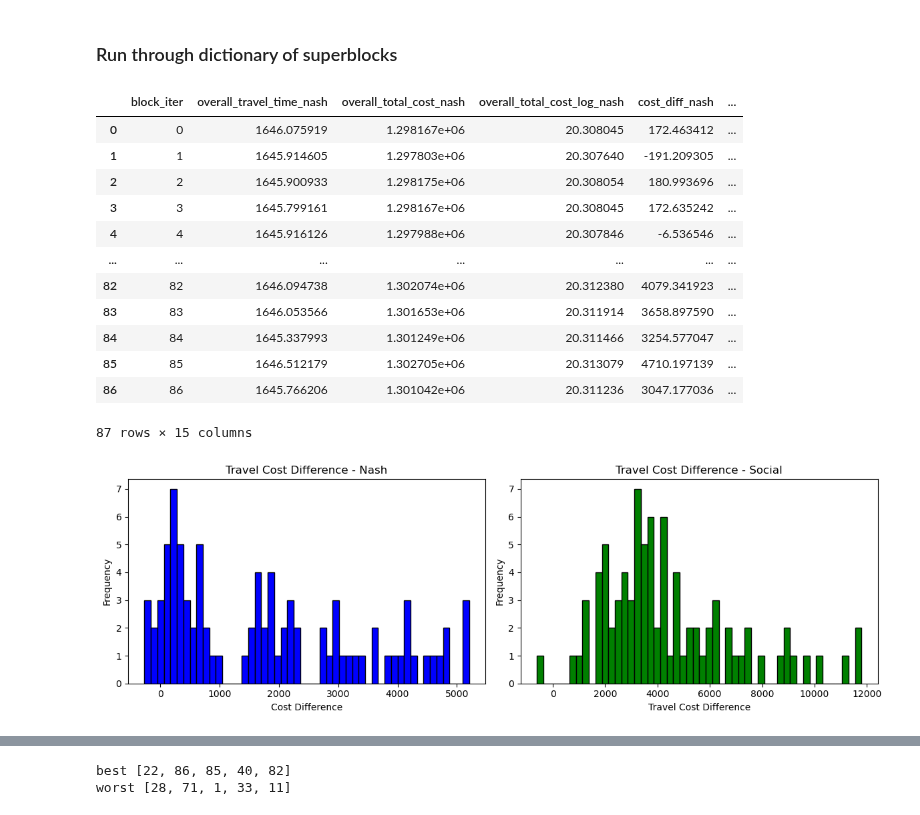
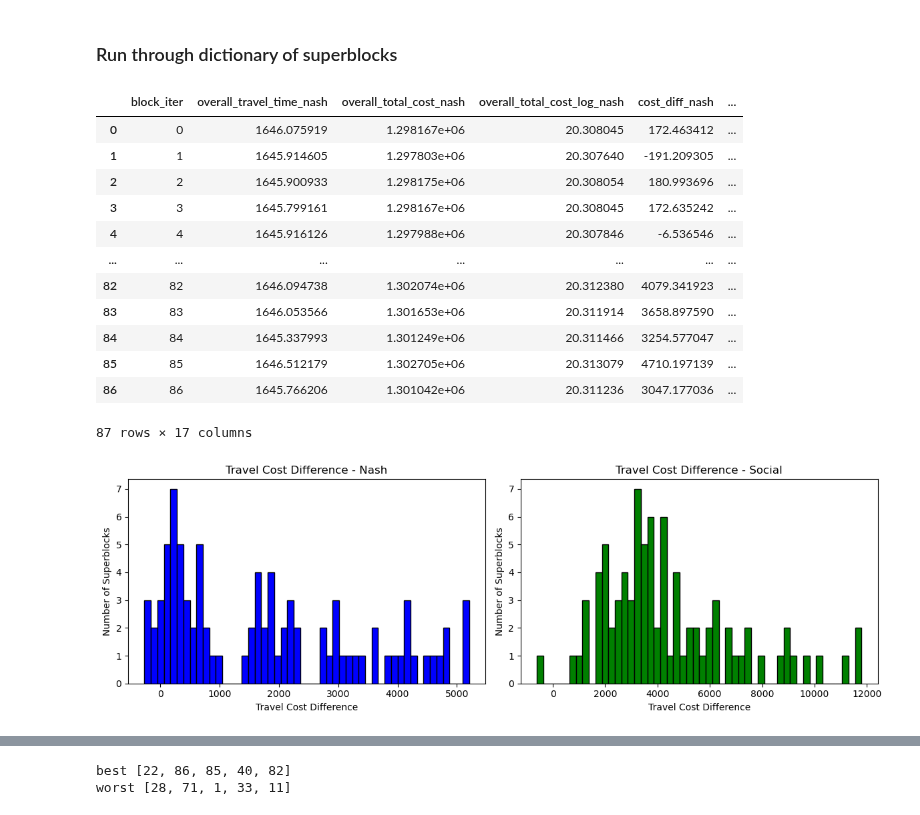
Before and after one commit to claricemottet/Barcelona_Superblock_Placement_Optimization, a Jupyter notebook: networks_bcn.ipynb, the cells around one changed output, grey strips where cells are left out. Saved outputs shown, nothing was run; the diff lists cells and outputs as text; code cells hidden in the pictures.

```diff
--- a/networks_bcn.ipynb
+++ b/networks_bcn.ipynb
@@ -791,6 +791,9 @@ df_base.columns = ['block_iter', 'overall_travel_time_nash', 'overall_total_cost
        'overall_travel_time_social', 'overall_total_cost_social',
        'overall_total_cost_log_social']
 df_base['poa'] = df_base['overall_travel_time_nash']/df_base['overall_travel_time_social']
+df_base['travel_change_per'] = ((df_base['overall_travel_time_nash']-df_base['overall_travel_time_social'])/(df_base['overall_travel_time_nash']))*100
+df_base['cost_change_per'] = ((df_base['overall_total_cost_nash']-df_base['overall_total_cost_social'])/(df_base['overall_total_cost_social']))*100
+
 
 df_blocks = df_nash.merge(df_social, how = 'left', on = ['block_iter'])
 
@@ -805,6 +808,8 @@ df_blocks.loc[df_blocks['overall_travel_time_social'].isna(), 'overall_travel_ti
 df_blocks['poa'] = df_blocks['overall_travel_time_nash']/df_blocks['overall_travel_time_social']
 
 df_blocks['poa_diff'] = df_blocks['poa'] - df_base.loc[0,'poa']
+df_blocks['travel_change_per'] = ((df_blocks['overall_travel_time_nash']-df_blocks['overall_travel_time_social'])/(df_blocks['overall_travel_time_social']))*100
+df_blocks['cost_change_per'] = ((df_blocks['overall_total_cost_nash']-df_blocks['overall_total_cost_social'])/(df_blocks['overall_total_cost_social']))*100
 
 df_blocks
 # %% [output]
@@ -820,29 +825,29 @@ df_blocks
 | 84 | 84 | 1645.337993 | 1.301249e+06 | 20.311466 | 3254.577047 | ... |
 | 85 | 85 | 1646.512179 | 1.302705e+06 | 20.313079 | 4710.197139 | ... |
 | 86 | 86 | 1645.766206 | 1.301042e+06 | 20.311236 | 3047.177036 | ... |
-87 rows × 15 columns
+87 rows × 17 columns
 # %%
 # Updating the provided code to plot histograms side by side
 plt.figure(figsize=(12, 4)) # Adjusted overall figure size to accommodate both plots side by side
 
 # Plot for df_nash
 plt.subplot(1, 2, 1) # 1 row, 2 columns, first plot
 plt.hist(df_nash['cost_diff'], bins=50, color='blue', edgecolor='black')
 plt.title('Travel Cost Difference - Nash')
-plt.xlabel('Cost Difference')
-plt.ylabel('Frequency')
+plt.xlabel('Travel Cost Difference')
+plt.ylabel('Number of Superblocks')
 
 # Plot for df_social
 plt.subplot(1, 2, 2) # 1 row, 2 columns, second plot
 plt.hist(df_social['cost_diff'], bins=50, color='green', edgecolor='black')
 plt.title('Travel Cost Difference - Social')
 plt.xlabel('Travel Cost Difference')
 plt.ylabel('Number of Superblocks')
 
 plt.tight_layout() # Adjust layouts so they do not overlap
 plt.show()
 # %% [output]
-[figure, old version]
+[figure, new version]
 # %%
 # Updating the provided code to plot histograms side by side
 plt.figure(figsize=(12, 4)) # Adjusted overall figure size to accommodate both plots side by side
```
Also changed, not shown: parts of 5 cells of this notebook.
